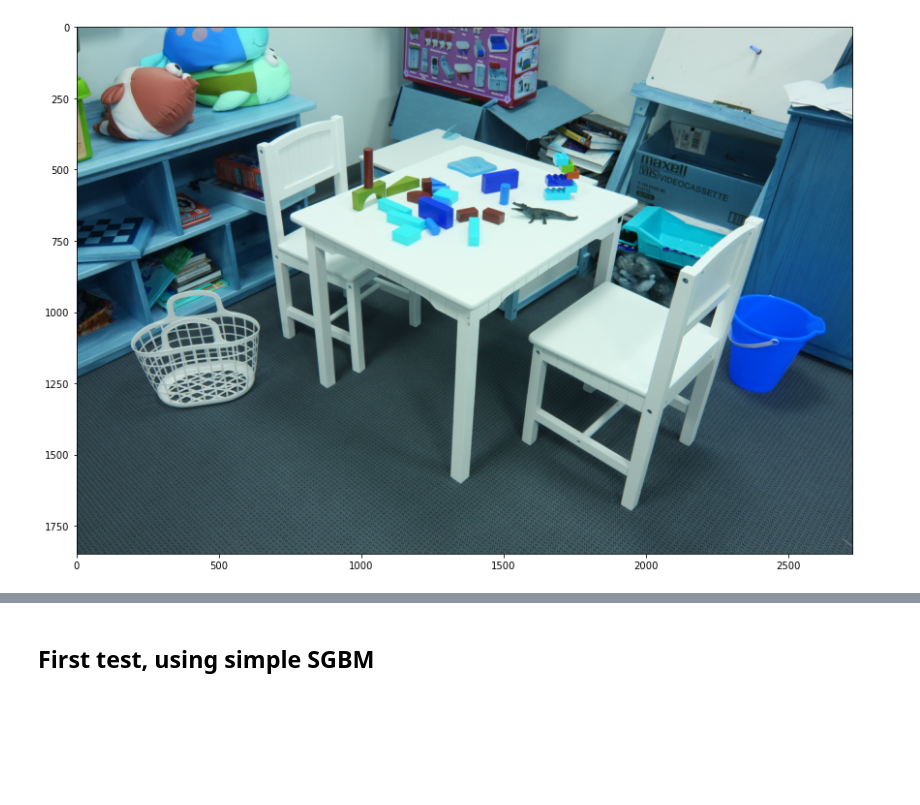
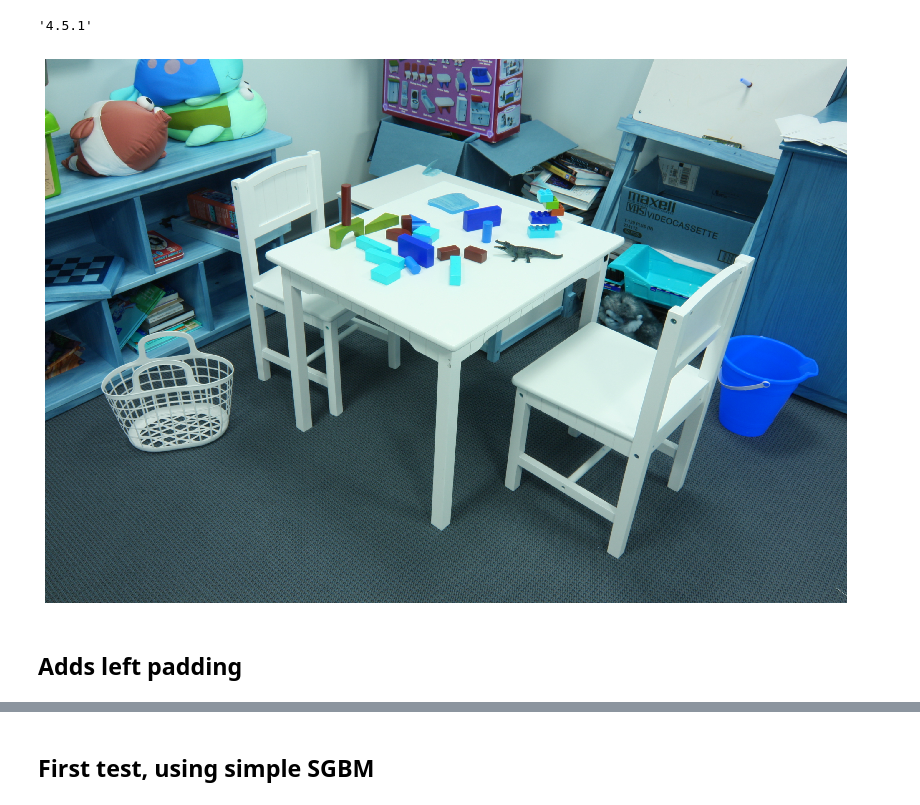
Before and after one commit to chris-redfield/computer-vision-project-1, a Jupyter notebook: 3. Disparity SGBM.ipynb, the cells around one changed output, grey strips where cells are left out. Saved outputs shown, nothing was run; the diff lists cells and outputs as text; code cells hidden in the pictures; blank space fills up the shorter version.

```diff
--- a/3. Disparity SGBM.ipynb
+++ b/3. Disparity SGBM.ipynb
@@ -4,13 +4,26 @@ import cv2 as cv
 from matplotlib import cm
 import matplotlib.pyplot as plt
 from sklearn.preprocessing import normalize
+# %%
+cv.__version__
+# %% [output]
+'4.5.1'
 # %%
 fig, ax = plt.subplots(figsize=(20, 10))
 
+fig.axes[0].get_xaxis().set_visible(False)
+fig.axes[0].get_yaxis().set_visible(False)
+
 imgL = cv.imread('data/Middlebury/Playtable-perfect/im0.png')
 imgR = cv.imread('data/Middlebury/Playtable-perfect/im1.png')
+# imgL = cv.imread('data/Middlebury/Jadeplant-perfect/im0.png')
+# imgR = cv.imread('data/Middlebury/Jadeplant-perfect/im1.png')
+
+plt.axis('off')
 
 plt.imshow(imgL)
 plt.show()
 # %% [output]
-[figure, old version]
+[figure, new version]
+# %% [markdown]
+## Adds left padding
```
Also changed, not shown: parts of 27 cells of this notebook, 19 other files.
